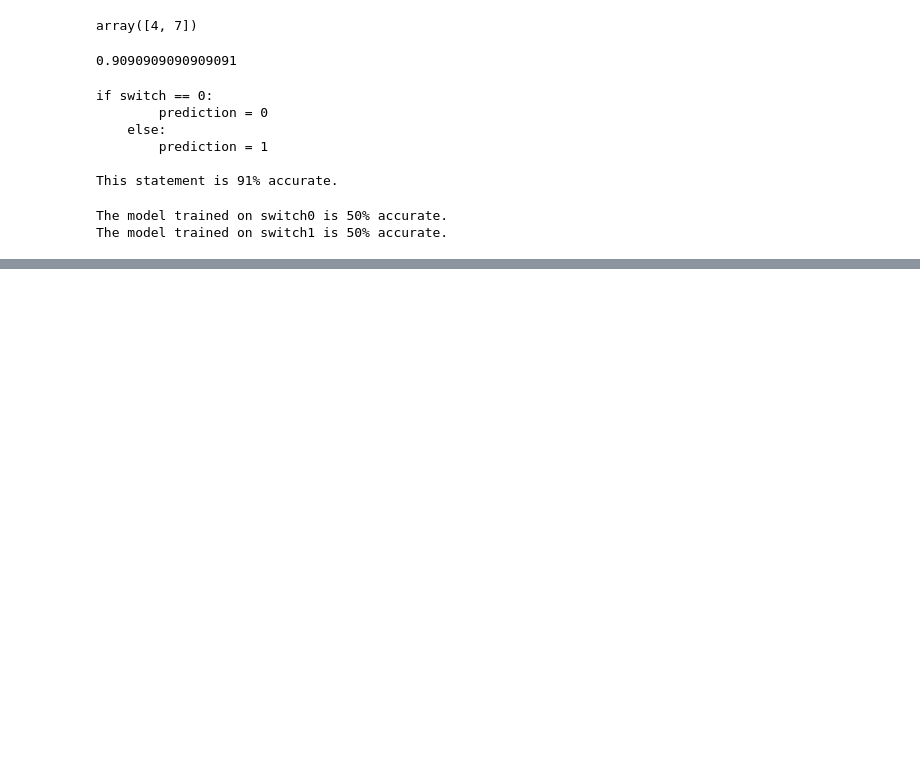
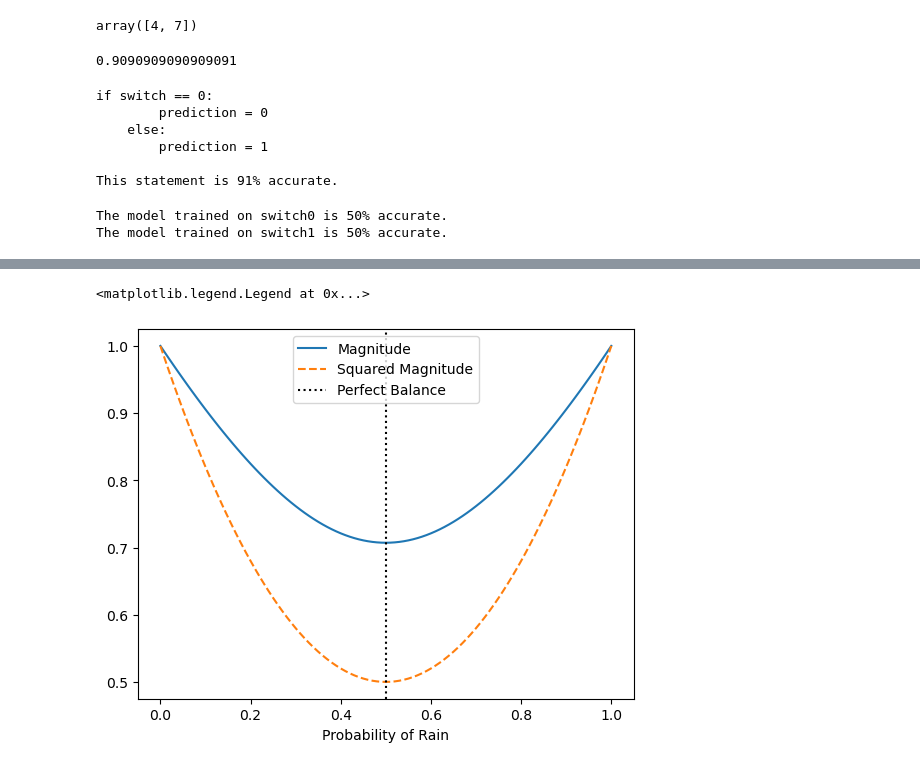
Before and after one commit to lesliebinbin/bootstrap-data-science, a Jupyter notebook: session22.ipynb, the cells around one changed output, grey strips where cells are left out. Saved outputs shown, nothing was run; the diff lists cells and outputs as text; code cells hidden in the pictures; blank space fills up the shorter version.

```diff
--- a/session22.ipynb
+++ b/session22.ipynb
@@ -139,0 +408,3 @@ The model trained on switch1 is 50% accurate.
+# %%
+vectors = [np.array([1 - p, p]) for p in prob_rain]
+magnitudes = [np.linalg.norm(v) for v in vectors]
@@ -139,0 +431,11 @@ The model trained on switch1 is 50% accurate.
+# %%
+square_magnitudes = [v @ v for v in vectors]
+plt.plot(prob_rain, magnitudes, label='Magnitude')
+plt.plot(prob_rain, square_magnitudes, label='Squared Magnitude',
+linestyle='--')
+plt.xlabel('Probability of Rain')
+plt.axvline(0.5, color='k', label='Perfect Balance', linestyle=':')
+plt.legend()
+# %% [output]
+<matplotlib.legend.Legend at 0x...>
+[figure, added]
```
Also changed, not shown: parts of 75 cells of this notebook.
